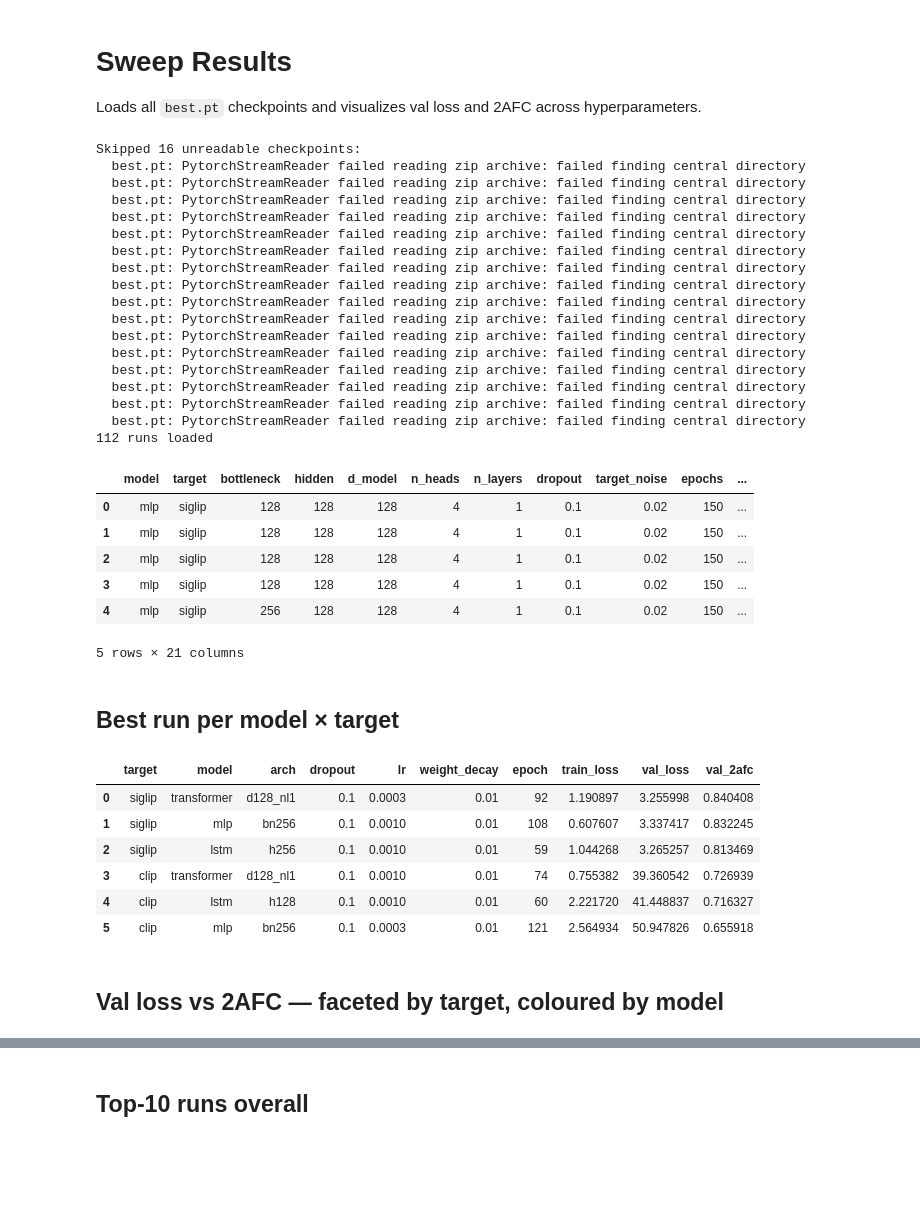
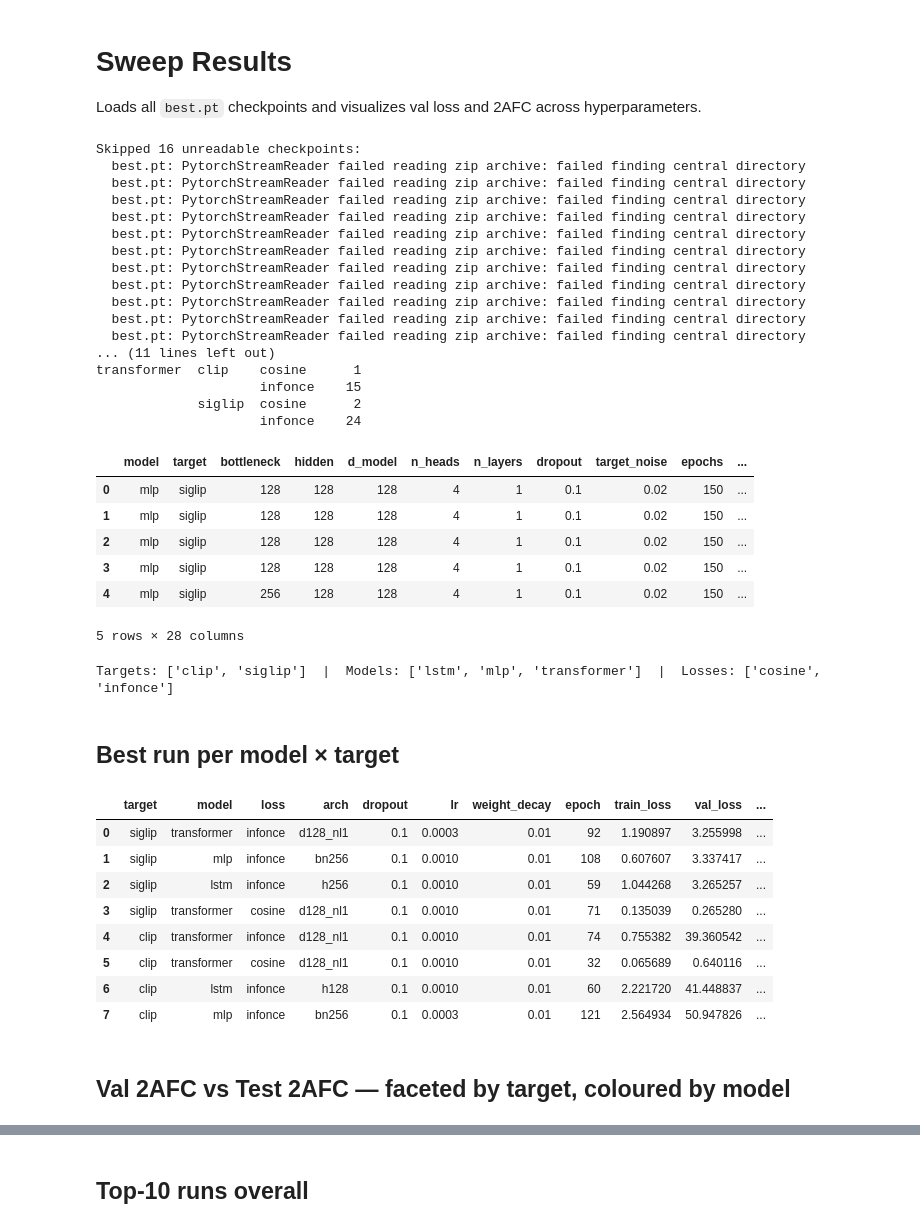
Before and after one commit to YAOJaredz/NeurObjectGen, a Jupyter notebook: notebooks/sweep_results.ipynb, the cells around one changed output, grey strips where cells are left out. Saved outputs shown, nothing was run; the diff lists cells and outputs as text; code cells hidden in the pictures; blank space fills up the shorter version.

```diff
--- a/notebooks/sweep_results.ipynb
+++ b/notebooks/sweep_results.ipynb
@@ -15,7 +15,6 @@ sys.path.insert(0, '.')
 from config_const import CHECKPOINT_DIR
 
 # ── swept hyperparameter grids — keyed by (model, target) ────────────────────
-# Values taken directly from jobs/sweep_<model>_<target>.sh
 SWEEP_PARAMS = {
     ("mlp", "siglip"): {
         "bottleneck":   {64, 128, 256},
@@ -71,7 +70,6 @@ for model_name in ENCODER_MODELS:
         candidates.extend((tgt, model_name, pt) for pt in sorted(pattern_dir.glob("*/best.pt")))
 
 def _in_sweep(args: dict, model_name: str, tgt: str) -> bool:
-    """Return True only if every swept param value is within the swept grid."""
     grid = SWEEP_PARAMS.get((model_name, tgt), {})
     for param, allowed in grid.items():
         val = args.get(param)
@@ -94,7 +92,13 @@ def load_one(item):
         args["target"] = tgt
     if not _in_sweep(args, model_name, tgt):
         return None, None
-    return {**args, **ckpt["metrics"], "path": str(pt)}, None
+    # infer loss from path if not stored (older checkpoints default to infonce)
+    if "loss" not in args or args["loss"] is None:
+        args["loss"] = "cosine" if "losscosine" in str(pt) else "infonce"
+    row = {**args, **ckpt["metrics"], "path": str(pt)}
+    if "test_metrics" in ckpt:
+        row.update(ckpt["test_metrics"])
+    return row, None
 
 records, skipped = [], []
 with ThreadPoolExecutor(max_workers=8) as pool:
@@ -112,7 +116,9 @@ if skipped:
         print(f"  {pt.name}: {err}")
 
 df = pd.DataFrame(records)
-print(f"{len(df)} runs loaded")
+has_test = all(c in df.columns for c in ["test_2afc", "test_top1", "test_top5", "test_top10"])
+print(f"{len(df)} runs loaded  |  test_metrics present: {has_test}")
+print(df.groupby(["model", "target", "loss"]).size().to_string())
 df.head()
 # %% [output]
 Skipped 16 unreadable checkpoints:
@@ -127,21 +133,19 @@ Skipped 16 unreadable checkpoints:
   best.pt: PytorchStreamReader failed reading zip archive: failed finding central directory
   best.pt: PytorchStreamReader failed reading zip archive: failed finding central directory
   best.pt: PytorchStreamReader failed reading zip archive: failed finding central directory
-  best.pt: PytorchStreamReader failed reading zip archive: failed finding central directory
-  best.pt: PytorchStreamReader failed reading zip archive: failed finding central directory
-  best.pt: PytorchStreamReader failed reading zip archive: failed finding central directory
-  best.pt: PytorchStreamReader failed reading zip archive: failed finding central directory
-  best.pt: PytorchStreamReader failed reading zip archive: failed finding central directory
-112 runs loaded
+... (11 lines left out)
+transformer  clip    cosine      1
+                     infonce    15
+             siglip  cosine      2
+                     infonce    24
 |  | model | target | bottleneck | hidden | d_model | n_heads | n_layers | dropout | target_noise | epochs | ... |
 | 0 | mlp | siglip | 128 | 128 | 128 | 4 | 1 | 0.1 | 0.02 | 150 | ... |
 | 1 | mlp | siglip | 128 | 128 | 128 | 4 | 1 | 0.1 | 0.02 | 150 | ... |
 | 2 | mlp | siglip | 128 | 128 | 128 | 4 | 1 | 0.1 | 0.02 | 150 | ... |
 | 3 | mlp | siglip | 128 | 128 | 128 | 4 | 1 | 0.1 | 0.02 | 150 | ... |
 | 4 | mlp | siglip | 256 | 128 | 128 | 4 | 1 | 0.1 | 0.02 | 150 | ... |
-5 rows × 21 columns
+5 rows × 28 columns
 # %%
-# Friendly label for each run
 def make_arch(row):
     m = row["model"]
     if m == "mlp":
@@ -151,35 +155,50 @@ def make_arch(row):
     else:
         return f"d{int(row['d_model'])}_nl{int(row['n_layers'])}"
 
-df["arch"]   = df.apply(make_arch, axis=1)
-df["label"]  = df.apply(
+df["arch"]  = df.apply(make_arch, axis=1)
+df["label"] = df.apply(
     lambda r: f"[{r['target']}] {r['model']} {make_arch(r)} do={r['dropout']} lr={r['lr']:.0e} wd={r['weight_decay']:.0e}",
     axis=1,
 )
 
 TARGETS  = sorted(df["target"].unique())
 MODELS   = sorted(df["model"].unique())
+LOSSES   = sorted(df["loss"].unique()) if "loss" in df.columns else ["infonce"]
+
 TARGET_PALETTE = {"siglip": "tab:blue", "clip": "tab:orange"}
 MODEL_PALETTE  = dict(zip(MODELS, ["tab:blue", "tab:orange", "tab:green"]))
+# solid line / filled marker = infonce, dashed / open marker = cosine
+LOSS_STYLE = {
+    "infonce": dict(linestyle="-",  marker="o", facecolor=None,  label_suffix=""),
+    "cosine":  dict(linestyle="--", marker="s", facecolor="none", label_suffix=" (cosine)"),
+}
+
+print(f"Targets: {TARGETS}  |  Models: {MODELS}  |  Losses: {LOSSES}")
+# %% [output]
+Targets: ['clip', 'siglip']  |  Models: ['lstm', 'mlp', 'transformer']  |  Losses: ['cosine', 'infonce']
 # %% [markdown]
 ## Best run per model × target
 # %%
-cols = ["target", "model", "arch", "dropout", "lr", "weight_decay", "epoch", "train_loss", "val_loss", "val_2afc"]
+cols = ["target", "model", "loss", "arch", "dropout", "lr", "weight_decay", "epoch",
+        "train_loss", "val_loss", "val_2afc",
+        "test_2afc", "test_top1", "test_top5", "test_top10"]
 available = [c for c in cols if c in df.columns]
 summary = (
     df.sort_values("val_2afc", ascending=False)
-      .groupby(["target", "model"], sort=False)
+      .groupby(["target", "model", "loss"], sort=False)
       .first()
       .reset_index()
 )[available]
 summary
 # %% [output]
-|  | target | model | arch | dropout | lr | weight_decay | epoch | train_loss | val_loss | val_2afc |
-| 0 | siglip | transformer | d128_nl1 | 0.1 | 0.0003 | 0.01 | 92 | 1.190897 | 3.255998 | 0.840408 |
-| 1 | siglip | mlp | bn256 | 0.1 | 0.0010 | 0.01 | 108 | 0.607607 | 3.337417 | 0.832245 |
-| 2 | siglip | lstm | h256 | 0.1 | 0.0010 | 0.01 | 59 | 1.044268 | 3.265257 | 0.813469 |
-| 3 | clip | transformer | d128_nl1 | 0.1 | 0.0010 | 0.01 | 74 | 0.755382 | 39.360542 | 0.726939 |
-| 4 | clip | lstm | h128 | 0.1 | 0.0010 | 0.01 | 60 | 2.221720 | 41.448837 | 0.716327 |
-| 5 | clip | mlp | bn256 | 0.1 | 0.0003 | 0.01 | 121 | 2.564934 | 50.947826 | 0.655918 |
+|  | target | model | loss | arch | dropout | lr | weight_decay | epoch | train_loss | val_loss | ... |
+| 0 | siglip | transformer | infonce | d128_nl1 | 0.1 | 0.0003 | 0.01 | 92 | 1.190897 | 3.255998 | ... |
+| 1 | siglip | mlp | infonce | bn256 | 0.1 | 0.0010 | 0.01 | 108 | 0.607607 | 3.337417 | ... |
+| 2 | siglip | lstm | infonce | h256 | 0.1 | 0.0010 | 0.01 | 59 | 1.044268 | 3.265257 | ... |
+| 3 | siglip | transformer | cosine | d128_nl1 | 0.1 | 0.0010 | 0.01 | 71 | 0.135039 | 0.265280 | ... |
+| 4 | clip | transformer | infonce | d128_nl1 | 0.1 | 0.0010 | 0.01 | 74 | 0.755382 | 39.360542 | ... |
+| 5 | clip | transformer | cosine | d128_nl1 | 0.1 | 0.0010 | 0.01 | 32 | 0.065689 | 0.640116 | ... |
+| 6 | clip | lstm | infonce | h128 | 0.1 | 0.0010 | 0.01 | 60 | 2.221720 | 41.448837 | ... |
+| 7 | clip | mlp | infonce | bn256 | 0.1 | 0.0003 | 0.01 | 121 | 2.564934 | 50.947826 | ... |
 # %% [markdown]
-## Val loss vs 2AFC — faceted by target, coloured by model
+## Val 2AFC vs Test 2AFC — faceted by target, coloured by model
```
Also changed, not shown: parts of 9 cells of this notebook, 2 other files.
